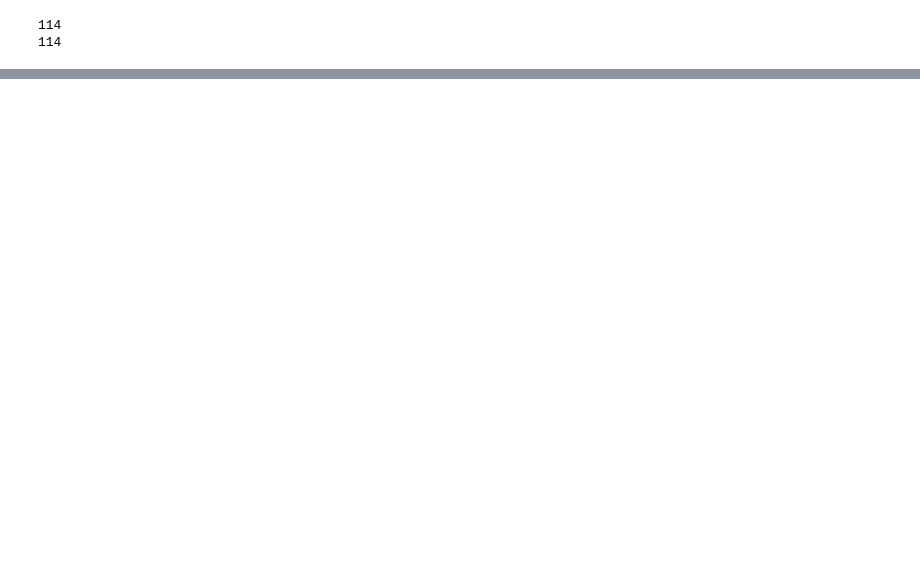
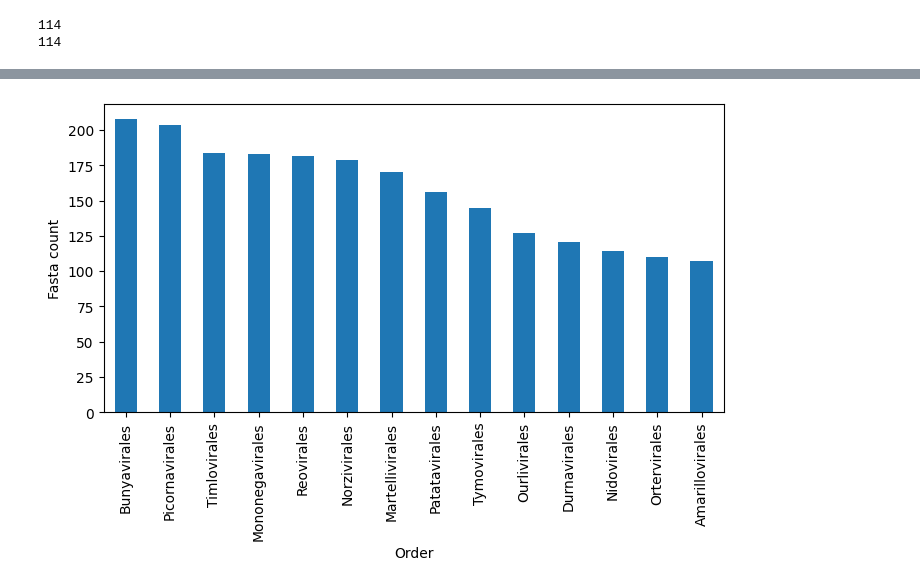
Before and after one commit to serratus-bio/pangenome, a Jupyter notebook: notebooks/taxonomy_prediction/make_dataset.ipynb, the cells around one changed output, grey strips where cells are left out. Saved outputs shown, nothing was run; the diff lists cells and outputs as text; code cells hidden in the pictures; blank space fills up the shorter version.

```diff
--- a/notebooks/taxonomy_prediction/make_dataset.ipynb
+++ b/notebooks/taxonomy_prediction/make_dataset.ipynb
@@ -591,0 +857,24 @@ resampled_fasta_nodes.to_csv(DATASET_DIR + 'fasta_resampled_family.csv', index=F
+# %%
+# Alt approach: sample fraction of group, weighted by domain count
+
+# fasta_nodes_all.groupby('order').size().sort_values(ascending=True).head(10)
+resampled_fasta_nodes = fasta_nodes_all.groupby('order').sample(
+    # frac=0.5,
+    n=avg_n,
+    weights=[ x / (max_domain_count) for x in fasta_nodes_all['domainCount']],
+    random_state=RANDOM_SEED,
+    replace=True,
+)
+# drop duplicates
+resampled_fasta_nodes = resampled_fasta_nodes.drop_duplicates('appId')
+
+# remove orders with less than std samples
+resampled_fasta_nodes = resampled_fasta_nodes.groupby('order').filter(lambda x: len(x) > median)
+resampled_fasta_nodes = resampled_fasta_nodes.groupby('order').filter(lambda x: len(x) < (avg_n + std))
+print(resampled_fasta_nodes.shape)
+print(resampled_fasta_nodes['order'].nunique())
+print(resampled_fasta_nodes['order'].value_counts().head(3))
+print(resampled_fasta_nodes['order'].value_counts().tail(3))
+
+
+resampled_fasta_nodes.to_csv(DATASET_DIR + 'fasta_resampled_fixed.csv', index=False)
@@ -591,0 +965,11 @@ resampled_fasta_nodes.to_csv(DATASET_DIR + 'fasta_resampled_family.csv', index=F
+# %%
+
+fig, ax = plt.subplots()
+plot_data = resampled_fasta_nodes.groupby('order').size().sort_values(ascending=False)
+plot_data.plot(kind='bar', ax=ax)
+ax.set_ylabel('Fasta count')
+ax.set_xlabel('Order')
+fig.set_size_inches(8, 4)
+plt.show()
+# %% [output]
+[figure, added]
```
Also changed, not shown: parts of 19 cells of this notebook, 4 other files.
